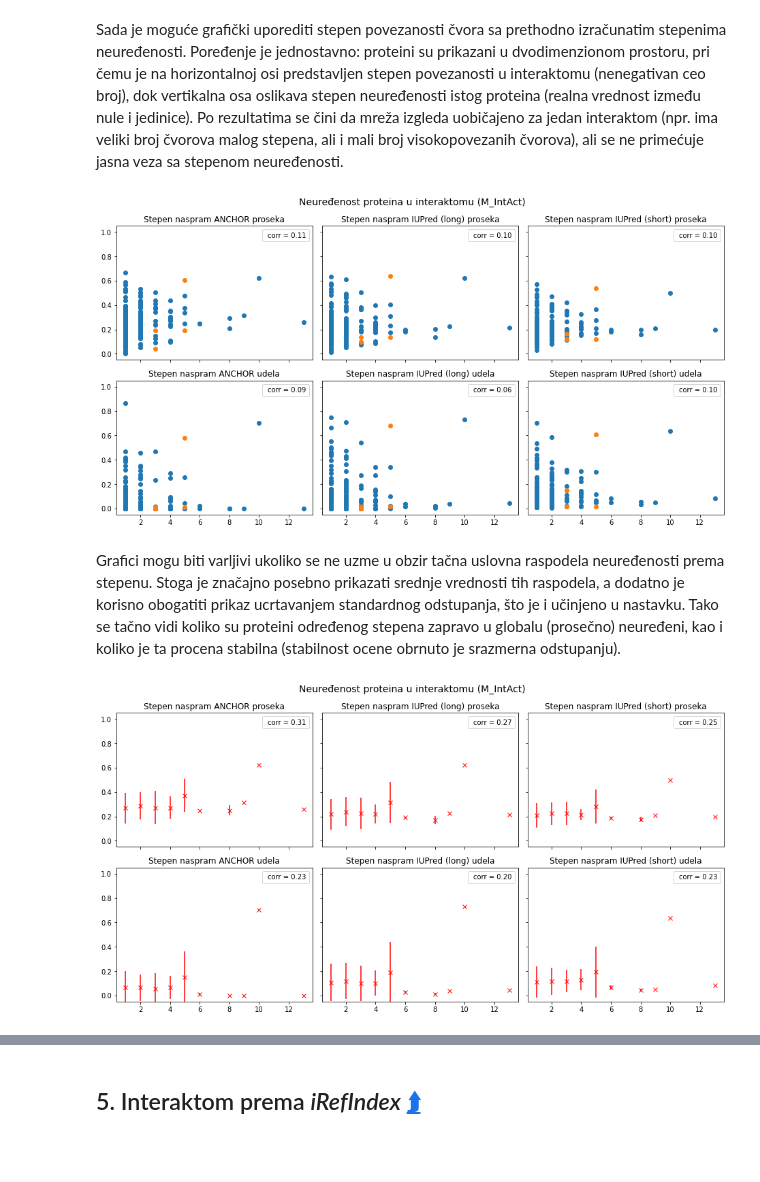
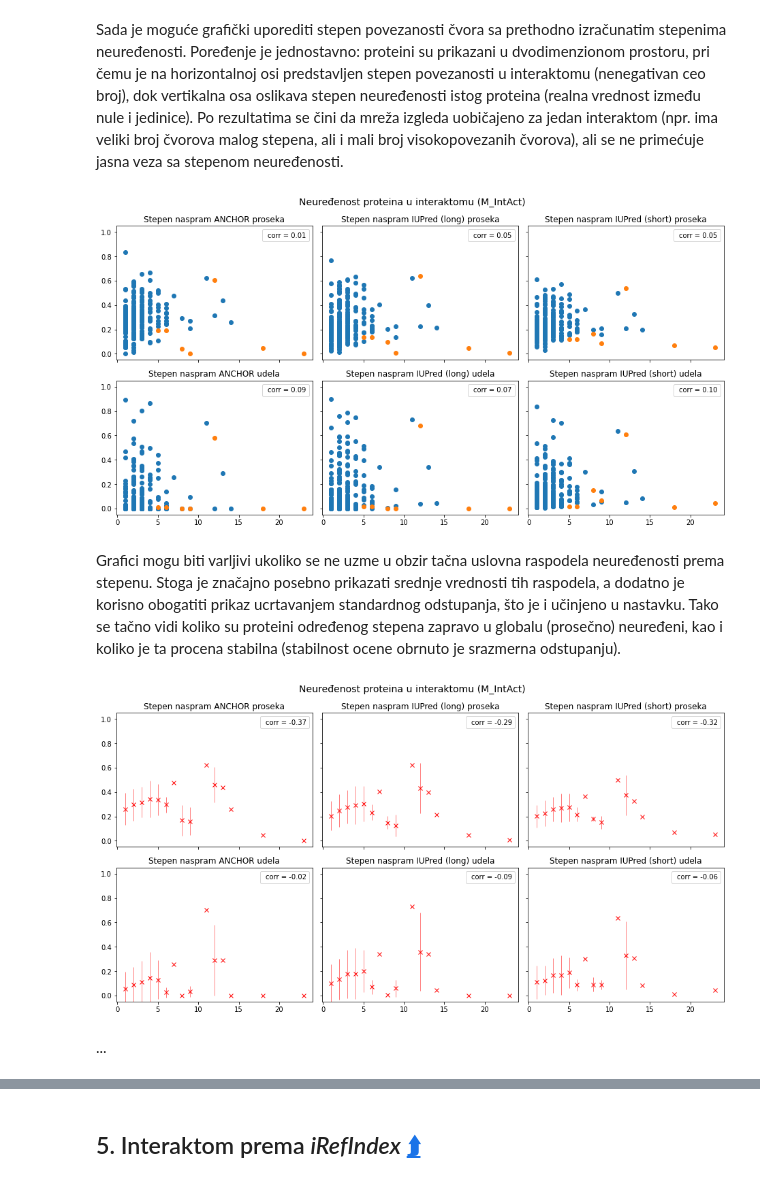
Before and after one commit to matfija/Neuredjenost-u-interaktomu, a Jupyter notebook: sveska/IDP_u_PPI.ipynb, the cells around one changed output, grey strips where cells are left out. Cells and saved outputs as stored; diff of their text form; code cells hidden in the pictures; blank space fills up the shorter version.

```diff
--- a/sveska/IDP_u_PPI.ipynb
+++ b/sveska/IDP_u_PPI.ipynb
@@ -216,6 +216,25 @@ Ostali proučavani prediktori neuređenosti jesu: familija [*PONDR*](http://www.
 # %% [markdown]
 Prvi eksperiment razmatra interaktom prema bazi [*IntAct*](https://www.ebi.ac.uk/intact/search?query=P0DTC5). Za te potrebe se preuzima spisak interakcija iz te baze, na osnovu javnog *API*-ja. Na osnovu spiska interakcija, određuje se spisak interaktora (proteina sa kojima polazni protein interaguje), što je zapravo spisak čvorova traženog interaktoma.
 # %%
+# Biblioteka za regularne izraze
+import re
+
+# Kanonsko ime interaktora
+def kanonsko(prot):
+    # Identifikator interaktora
+    ime = prot['data']['preferred_id']
+
+    # Obrada jednog posebnog slučaja
+    if ime.startswith('P36956'):
+        return 'P36956'
+
+    # Uklanjanje specifikacije dela
+    if re.search('-\d{1,2}$', ime):
+        ime = ime[:ime.rfind('-')]
+
+    # Vraćanje kanonskog imena
+    return ime
+
 # Spisak interaktora prema IntAct
 def intact(self, skup=None):
     try:
@@ -229,7 +248,7 @@ def intact(self, skup=None):
                                 .text)['data']
 
         # Inicijalan skup interaktora
-        self.interakt = {prot['data']['preferred_id'] for prot in interaktom
+        self.interakt = {kanonsko(prot) for prot in interaktom
                          if prot['group'] == 'nodes' and prot['data']['preferred_id'] != self.id
                          and prot['data']['interactor_type'] == 'protein'}
 
@@ -319,6 +338,15 @@ class Interaktom:
         with fopen(f'../json/{ime}.json', 'w') as f:
             json.dump({prot.id: prot.interakt for prot in self.prots}, f)
 
+        # Mapa za proveru saglasnosti
+        mapa = {prot.id: prot.interakt for prot in self.prots}
+
+        # Provera saglasnosti
+        for p1 in mapa:
+            for p2 in mapa[p1]:
+                if p2 in mapa and p1 not in mapa[p2]:
+                    raise ValueError
+
         # Skladištenje broja čvorova
         self.n = len(self.prots)
 
@@ -331,7 +359,7 @@ class Interaktom:
             prot.susedi = len(prot.interakt)
 
             # Samo petlja (loop) nije duplirana
-            if prot in prot.interakt:
+            if prot.id in prot.interakt:
                 self.m += (prot.susedi - 1)/2 + 1
             # Sve ostale veze jesu duplirane
             else:
@@ -563,7 +591,8 @@ def plotuj(X, Y, Z, ax, ime):
         # Crtanje izračunatih statistika
         ax.errorbar(x, m, s,
                     linestyle='None',
-                    marker='x', color='r')
+                    marker='x', color='r',
+                    elinewidth=0.5)
 
         # Priprema za korelaciju
         X, Y = x, m
@@ -609,35 +638,38 @@ def poredi(interakt, ime, ax=None):
         Z.append(prot.ljudski)
 
         # Nove ANCHOR mere neuređenosti
         Y[0][0].append(prot.anchor_mean)
         Y[1][0].append(prot.anchor_ppidr)
 
         # Nove IUPred (long) mere neuređenosti
         Y[0][1].append(prot.iupredl_mean)
         Y[1][1].append(prot.iupredl_ppidr)
 
         # Nove IUPred (short) mere neuređenosti
         Y[0][2].append(prot.iupreds_mean)
         Y[1][2].append(prot.iupreds_ppidr)
 
     # Crtanje svih određenih mera
     plotuj(X, Y[0][0], Z, axs[0, 0], 'Stepen naspram ANCHOR proseka')
     plotuj(X, Y[1][0], Z, axs[1, 0], 'Stepen naspram ANCHOR udela')
     plotuj(X, Y[0][1], Z, axs[0, 1], 'Stepen naspram IUPred (long) proseka')
     plotuj(X, Y[1][1], Z, axs[1, 1], 'Stepen naspram IUPred (long) udela')
     plotuj(X, Y[0][2], Z, axs[0, 2], 'Stepen naspram IUPred (short) proseka')
     plotuj(X, Y[1][2], Z, axs[1, 2], 'Stepen naspram IUPred (short) udela')
 
     # Naslov grafika koji opisuje sliku
     fig.suptitle(f'Neuređenost proteina u interaktomu ({ime})', fontsize=14)
 
     # Crtanje slike bez preklapanja
     fig.tight_layout()
 
+    # Vraćanje izračunatih mera
+    return X, Y
+
 # Poređenje prema IntAct
-poredi(M_intact, 'M_IntAct')
+X, Y = poredi(M_intact, 'M_IntAct')
 # %% [output]
-[figure, old version]
+[figure, new version]
 # %% [markdown]
 Grafici mogu biti varljivi ukoliko se ne uzme u obzir tačna uslovna raspodela neuređenosti prema stepenu. Stoga je značajno posebno prikazati srednje vrednosti tih raspodela, a dodatno je korisno obogatiti prikaz ucrtavanjem standardnog odstupanja, što je i učinjeno u nastavku. Tako se tačno vidi koliko su proteini određenog stepena zapravo u globalu (prosečno) neuređeni, kao i koliko je ta procena stabilna (stabilnost ocene obrnuto je srazmerna odstupanju).
 # %%
@@ -658,4 +690,6 @@ def statistike(interakt, ime, ax=None):
 # Poređenje prema IntAct
 statistike(M_intact, 'M_IntAct')
 # %% [output]
-[figure, old version]
+[figure, new version]
+# %% [markdown]
+...
```
Also changed, not shown: parts of 50 cells of this notebook, 2 other files.
